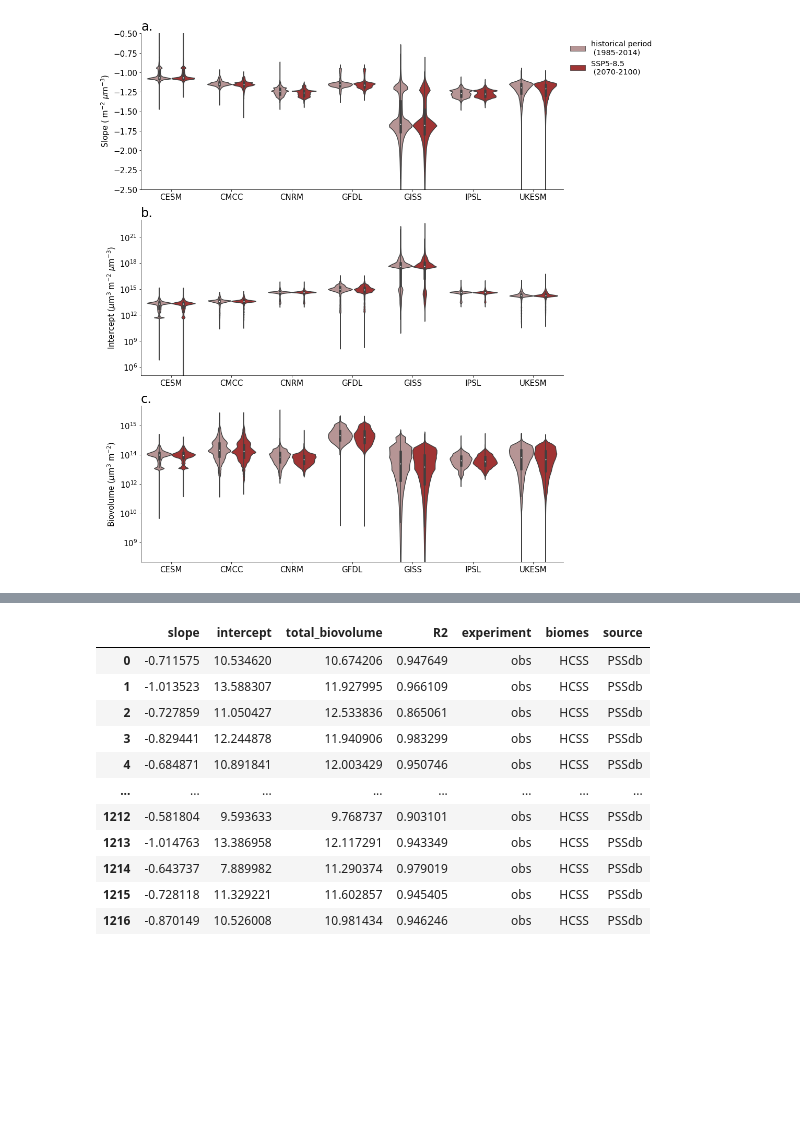
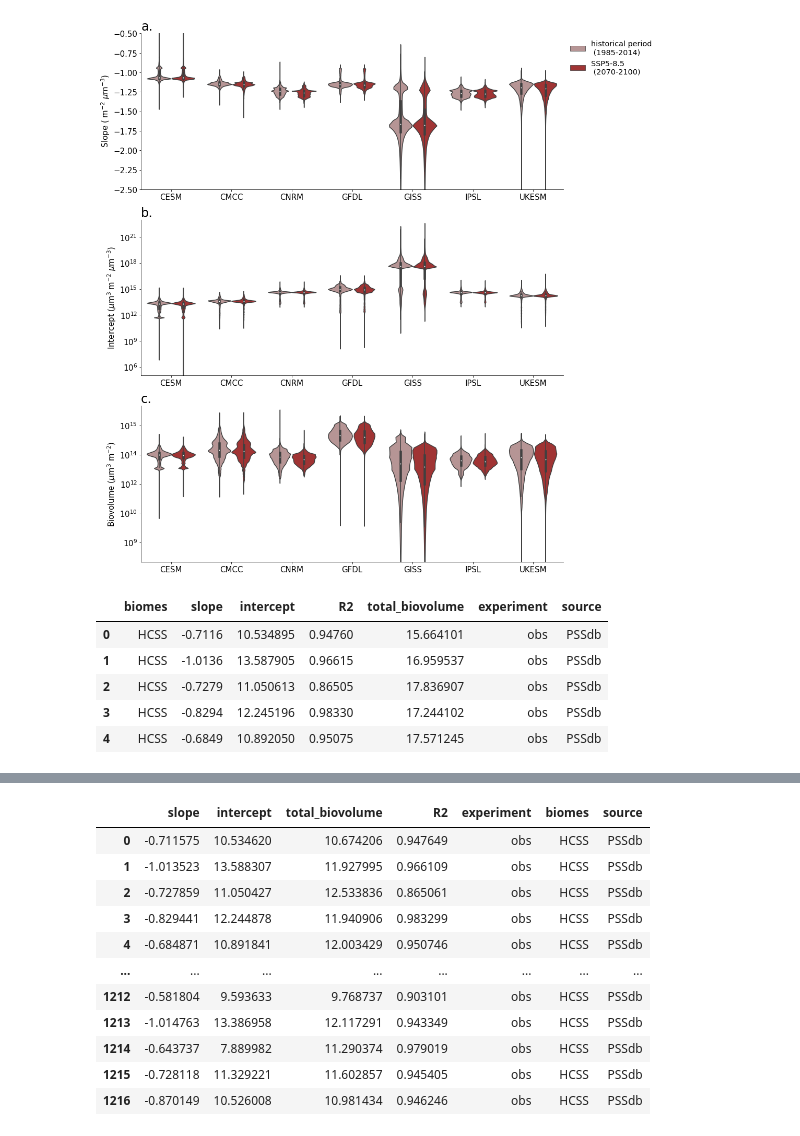
Before and after one commit to MarCorralesU/CMIP6_size_spectra, a Jupyter notebook: scripts/Fig_2.ipynb, the cells around one changed output, grey strips where cells are left out. Saved outputs shown, nothing was run; the diff lists cells and outputs as text; code cells hidden in the pictures; blank space fills up the shorter version.

```diff
--- a/scripts/Fig_2.ipynb
+++ b/scripts/Fig_2.ipynb
@@ -410,4 +236,16 @@ plt.tight_layout()
 plt.savefig('/work/m1c/CMIP6_size_spectra_scripts/plots/fig_model_avg_biovolume.pdf', dpi=300)
 # %% [output]
 [figure]
+# %%
+df_pssdb = pd.read_csv('/Users/mc4214/Documents/CMIP6_PSS_paper/data/PSSdb_data/PSSdb_data_full.csv', sep= ',')
+df_pssdb = df_pssdb.drop(columns = ['lat', 'lon', 'month', 'season'])
+df_pssdb['total_biovolume']= np.log10(df_pssdb['total_biovolume'])
+df_pssdb.head()
+# %% [output]
+|  | biomes | slope | intercept | R2 | total_biovolume | experiment | source |
+| 0 | HCSS | -0.7116 | 10.534895 | 0.94760 | 15.664101 | obs | PSSdb |
+| 1 | HCSS | -1.0136 | 13.587905 | 0.96615 | 16.959537 | obs | PSSdb |
+| 2 | HCSS | -0.7279 | 11.050613 | 0.86505 | 17.836907 | obs | PSSdb |
+| 3 | HCSS | -0.8294 | 12.245196 | 0.98330 | 17.244102 | obs | PSSdb |
+| 4 | HCSS | -0.6849 | 10.892050 | 0.95075 | 17.571245 | obs | PSSdb |
 # %%
```
Also changed, not shown: parts of 20 cells of this notebook, 5 other files.
